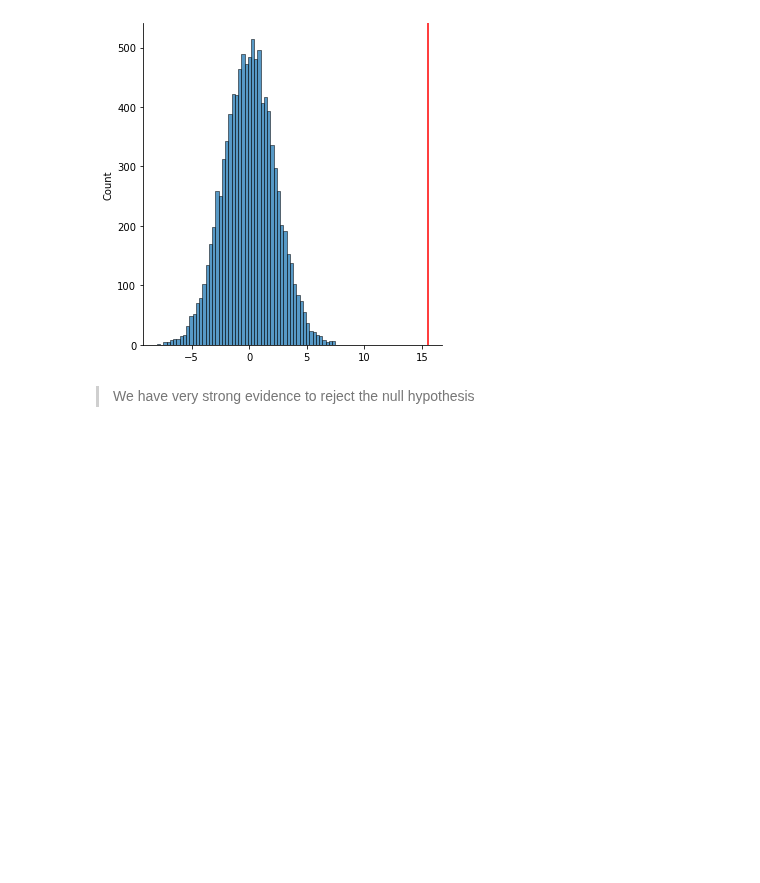
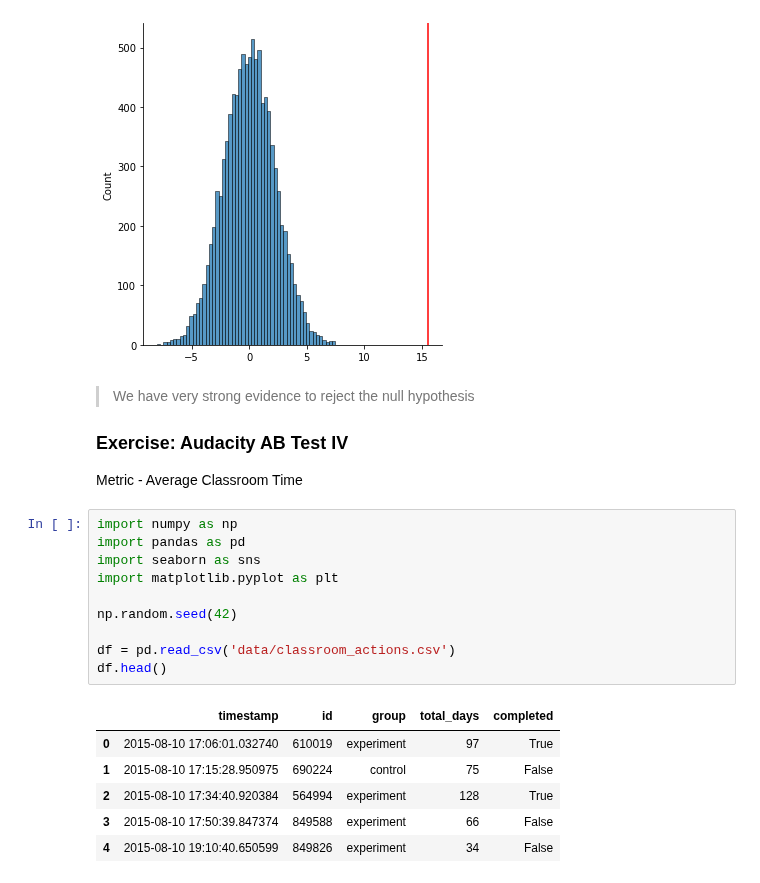
Before and after one commit to vpontello/DataScience_Nanodegree, a Jupyter notebook: 00_Extracurricular/02_Practical_Statistics/practical_statistics.ipynb, the cells around one changed output. Saved outputs shown, nothing was run; the diff lists cells and outputs as text; blank space fills up the shorter version.

Commit message:
Exercise: Audacity AB Test IV

```diff
--- a/00_Extracurricular/02_Practical_Statistics/practical_statistics.ipynb
+++ b/00_Extracurricular/02_Practical_Statistics/practical_statistics.ipynb
@@ -2042,3 +2042,24 @@ plt.axvline(x=obs_diff, color='red')
 [figure]
 # %% [markdown]
 > We have very strong evidence to reject the null hypothesis
+
+### Exercise: Audacity AB Test IV
+
+Metric - Average Classroom Time
+# %%
+import numpy as np
+import pandas as pd
+import seaborn as sns
+import matplotlib.pyplot as plt
+
+np.random.seed(42)
+
+df = pd.read_csv('data/classroom_actions.csv')
+df.head()
+# %% [output]
+|  | timestamp | id | group | total_days | completed |
+| 0 | 2015-08-10 17:06:01.032740 | 610019 | experiment | 97 | True |
+| 1 | 2015-08-10 17:15:28.950975 | 690224 | control | 75 | False |
+| 2 | 2015-08-10 17:34:40.920384 | 564994 | experiment | 128 | True |
+| 3 | 2015-08-10 17:50:39.847374 | 849588 | experiment | 66 | False |
+| 4 | 2015-08-10 19:10:40.650599 | 849826 | experiment | 34 | False |
```
Also changed, not shown: parts of 8 cells of this notebook.
